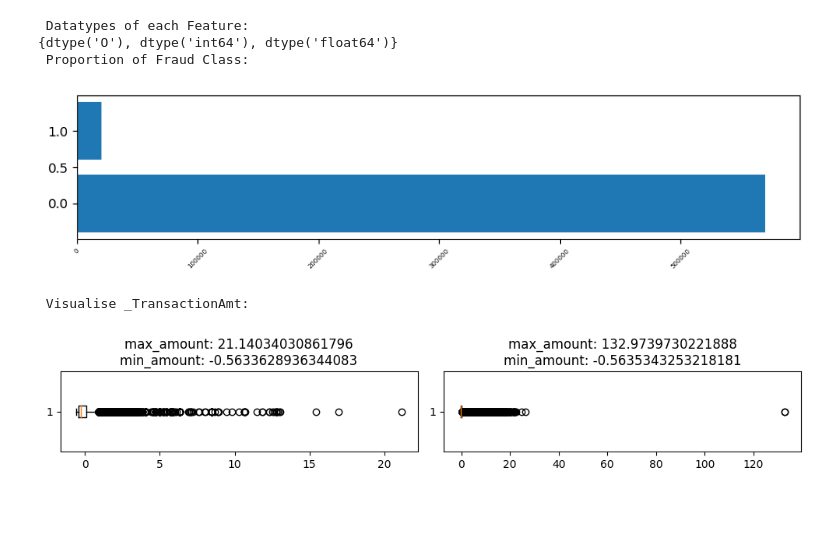
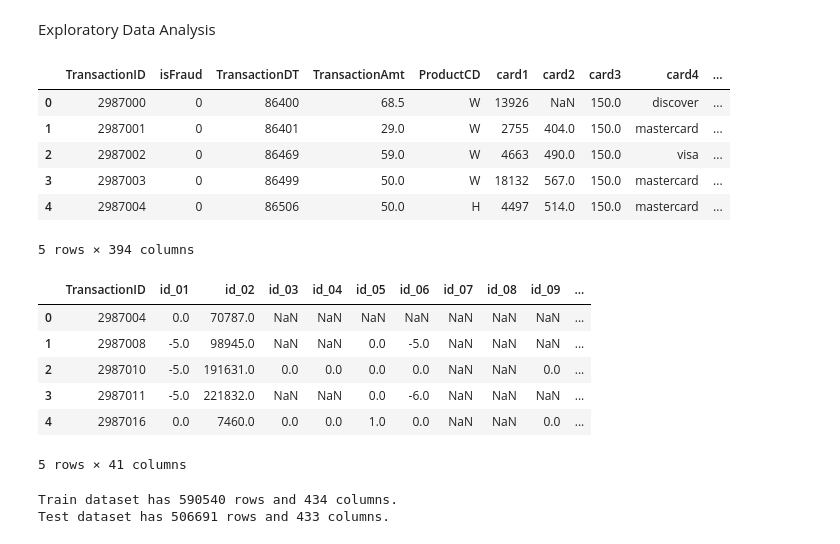
Before and after one commit to chow-sheng-yang/BT4222_Fraud_Detection_CRWKIJ, a Jupyter notebook: preprocessing.ipynb, the cells around one changed output. Cells and saved outputs as stored; diff of their text form; code cells hidden in the pictures; blank space fills up the shorter version.

```diff
--- a/preprocessing.ipynb
+++ b/preprocessing.ipynb
@@ -173,37 +7,39 @@ display(pearsonr[pearsonr > 0.5])
-# %%
-
-fs=(10, 2)
-
-# datatypes of each feature:
-header("Datatypes of each Feature:")
-print(set(cleaned_transaction_train.dtypes))
-
-# EDA on _isFraud:
-header('Proportion of Fraud Class:')
-plt.figure(figsize=fs)
-isfraud = cleaned_transaction_train.isFraud.value_counts().to_dict()
-plt.barh(list(isfraud.keys()), list(isfraud.values()))
-plt.xticks(rotation=45, fontsize=5)
-plt.show()
-
-# EDA on _TransactionAmt:
-header('Visualise _TransactionAmt:')
-fraud_cond, no_fraud_cond = cleaned_transaction_train['isFraud'] == 1, cleaned_transaction_train['isFraud'] == 0
-T_Amt_Fraud = cleaned_transaction_train[fraud_cond]['TransactionAmt'].to_numpy()
-T_Amt_NoFraud = cleaned_transaction_train[no_fraud_cond]['TransactionAmt'].to_numpy()
-
-fig, axs = plt.subplots(1, 2, figsize=fs, tight_layout=True)
-
-bp1 = axs[0].boxplot(T_Amt_Fraud, vert=False)
-axs[0].set_title(f'max_amount: {max(T_Amt_Fraud)}\nmin_amount: {min(T_Amt_Fraud)}')
-bp2 = axs[1].boxplot(T_Amt_NoFraud, vert=False)
-axs[1].set_title(f'max_amount: {max(T_Amt_NoFraud)}\nmin_amount: {min(T_Amt_NoFraud)}')
-
-plt.show()
-# %% [output]
- Datatypes of each Feature:
-{dtype('O'), dtype('int64'), dtype('float64')}
- Proportion of Fraud Class:
-[figure, removed]
- Visualise _TransactionAmt:
-[figure, removed]
+# %% [markdown]
+Exploratory Data Analysis
+# %%
+train_transaction_data = pd.read_csv('datasets/train_transaction.csv')
+train_identity_data = pd.read_csv('datasets/train_identity.csv')
+
+test_transaction_data = pd.read_csv('datasets/test_transaction.csv')
+test_identity_data = pd.read_csv('datasets/test_identity.csv')
+
+transaction_stats = train_transaction_data.describe()
+
+train = pd.merge(train_transaction_data, train_identity_data, on='TransactionID', how='left')
+test = pd.merge(test_transaction_data, test_identity_data, on='TransactionID', how='left')
+# %%
+train_transaction_data.head()
+# %% [output]
+|  | TransactionID | isFraud | TransactionDT | TransactionAmt | ProductCD | card1 | card2 | card3 | card4 | ... |
+| 0 | 2987000 | 0 | 86400 | 68.5 | W | 13926 | NaN | 150.0 | discover | ... |
+| 1 | 2987001 | 0 | 86401 | 29.0 | W | 2755 | 404.0 | 150.0 | mastercard | ... |
+| 2 | 2987002 | 0 | 86469 | 59.0 | W | 4663 | 490.0 | 150.0 | visa | ... |
+| 3 | 2987003 | 0 | 86499 | 50.0 | W | 18132 | 567.0 | 150.0 | mastercard | ... |
+| 4 | 2987004 | 0 | 86506 | 50.0 | H | 4497 | 514.0 | 150.0 | mastercard | ... |
+5 rows × 394 columns
+# %%
+train_identity_data.head()
+# %% [output]
+|  | TransactionID | id_01 | id_02 | id_03 | id_04 | id_05 | id_06 | id_07 | id_08 | id_09 | ... |
+| 0 | 2987004 | 0.0 | 70787.0 | NaN | NaN | NaN | NaN | NaN | NaN | NaN | ... |
+| 1 | 2987008 | -5.0 | 98945.0 | NaN | NaN | 0.0 | -5.0 | NaN | NaN | NaN | ... |
+| 2 | 2987010 | -5.0 | 191631.0 | 0.0 | 0.0 | 0.0 | 0.0 | NaN | NaN | 0.0 | ... |
+| 3 | 2987011 | -5.0 | 221832.0 | NaN | NaN | 0.0 | -6.0 | NaN | NaN | NaN | ... |
+| 4 | 2987016 | 0.0 | 7460.0 | 0.0 | 0.0 | 1.0 | 0.0 | NaN | NaN | 0.0 | ... |
+5 rows × 41 columns
+# %%
+print(f'Train dataset has {train.shape[0]} rows and {train.shape[1]} columns.')
+print(f'Test dataset has {test.shape[0]} rows and {test.shape[1]} columns.')
+# %% [output]
+Train dataset has 590540 rows and 434 columns.
+Test dataset has 506691 rows and 433 columns.
```
Also changed, not shown: parts of 9 cells of this notebook, 1 other file.
